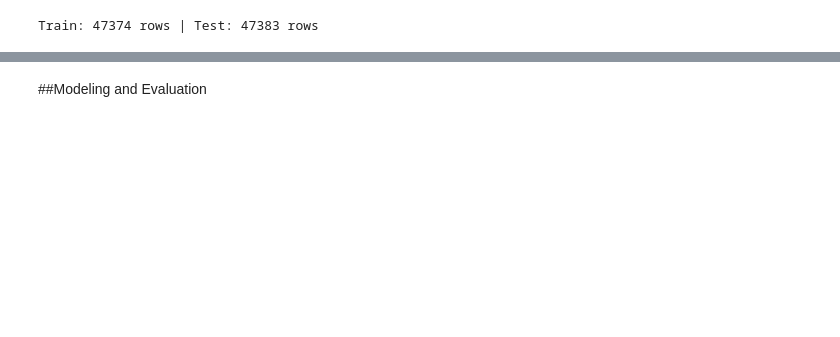
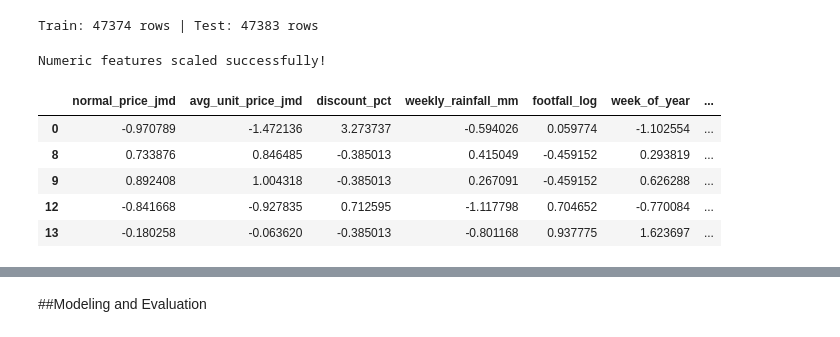
Before and after one commit to Da-cpp/GraceAnalytics, a Jupyter notebook: prediction model/grace_sales_prediction.ipynb, the cells around one changed output, grey strips where cells are left out. Drawn from its saved outputs; the diff is of its cells as text; code cells hidden in the pictures; blank space fills up the shorter version.

```diff
--- a/prediction model/grace_sales_prediction.ipynb
+++ b/prediction model/grace_sales_prediction.ipynb
@@ -201,6 +206,29 @@ y_test  = y[data_model['date'] >= split_date]
 print(f"Train: {len(X_train)} rows | Test: {len(X_test)} rows")
 # %% [output]
 Train: 47374 rows | Test: 47383 rows
+# %%
+from sklearn.preprocessing import StandardScaler
+
+# Identify numeric features for scaling (excluding boolean/dummy variables)
+numeric_features = [
+    'normal_price_jmd', 'avg_unit_price_jmd', 'discount_pct',
+    'weekly_rainfall_mm', 'footfall_log', 'week_of_year', 'event_pressure'
+]
+
+scaler = StandardScaler()
+X_train[numeric_features] = scaler.fit_transform(X_train[numeric_features])
+X_test[numeric_features]  = scaler.transform(X_test[numeric_features])
+
+print("Numeric features scaled successfully!")
+display(X_train[numeric_features].head())
+# %% [output]
+Numeric features scaled successfully!
+|  | normal_price_jmd | avg_unit_price_jmd | discount_pct | weekly_rainfall_mm | footfall_log | week_of_year | ... |
+| 0 | -0.970789 | -1.472136 | 3.273737 | -0.594026 | 0.059774 | -1.102554 | ... |
+| 8 | 0.733876 | 0.846485 | -0.385013 | 0.415049 | -0.459152 | 0.293819 | ... |
+| 9 | 0.892408 | 1.004318 | -0.385013 | 0.267091 | -0.459152 | 0.626288 | ... |
+| 12 | -0.841668 | -0.927835 | 0.712595 | -1.117798 | 0.704652 | -0.770084 | ... |
+| 13 | -0.180258 | -0.063620 | -0.385013 | -0.801168 | 0.937775 | 1.623697 | ... |
 # %%
 numeric_features = [
     'normal_price_jmd', 'avg_unit_price_jmd', 'discount_pct',
```
Also changed, not shown: parts of 24 cells of this notebook, 3 other files.
